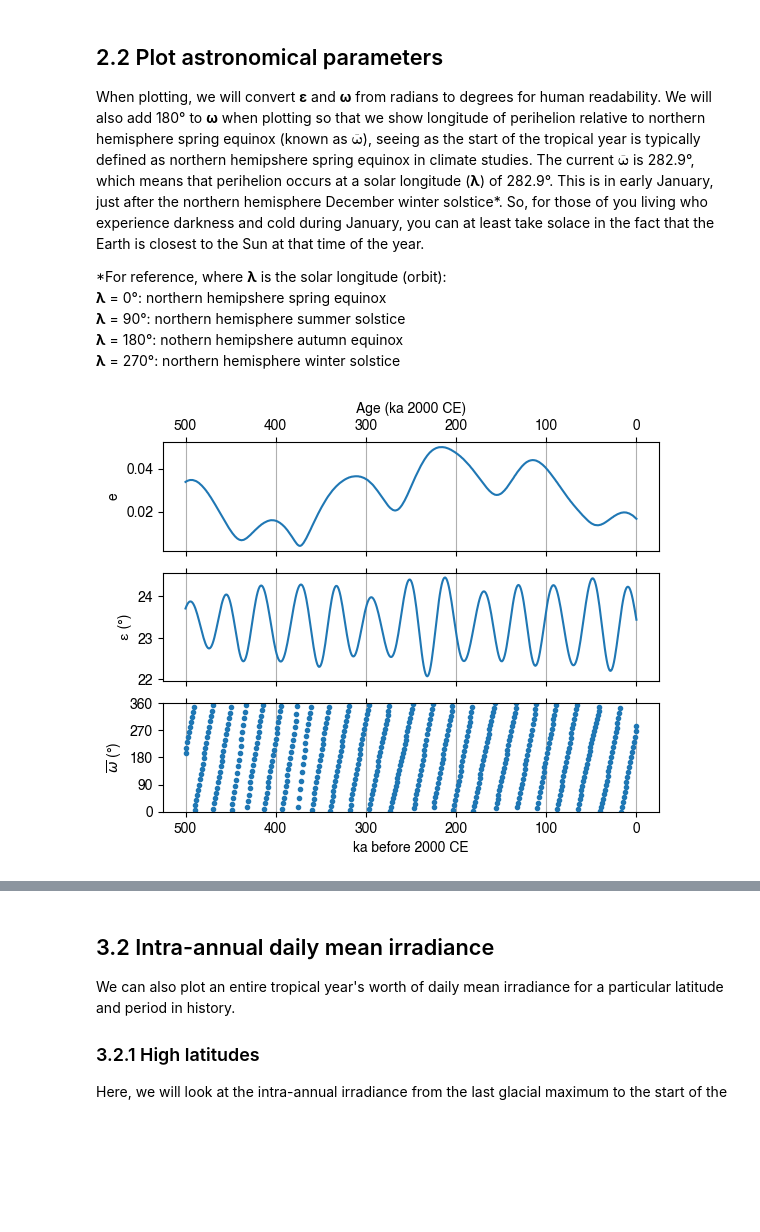
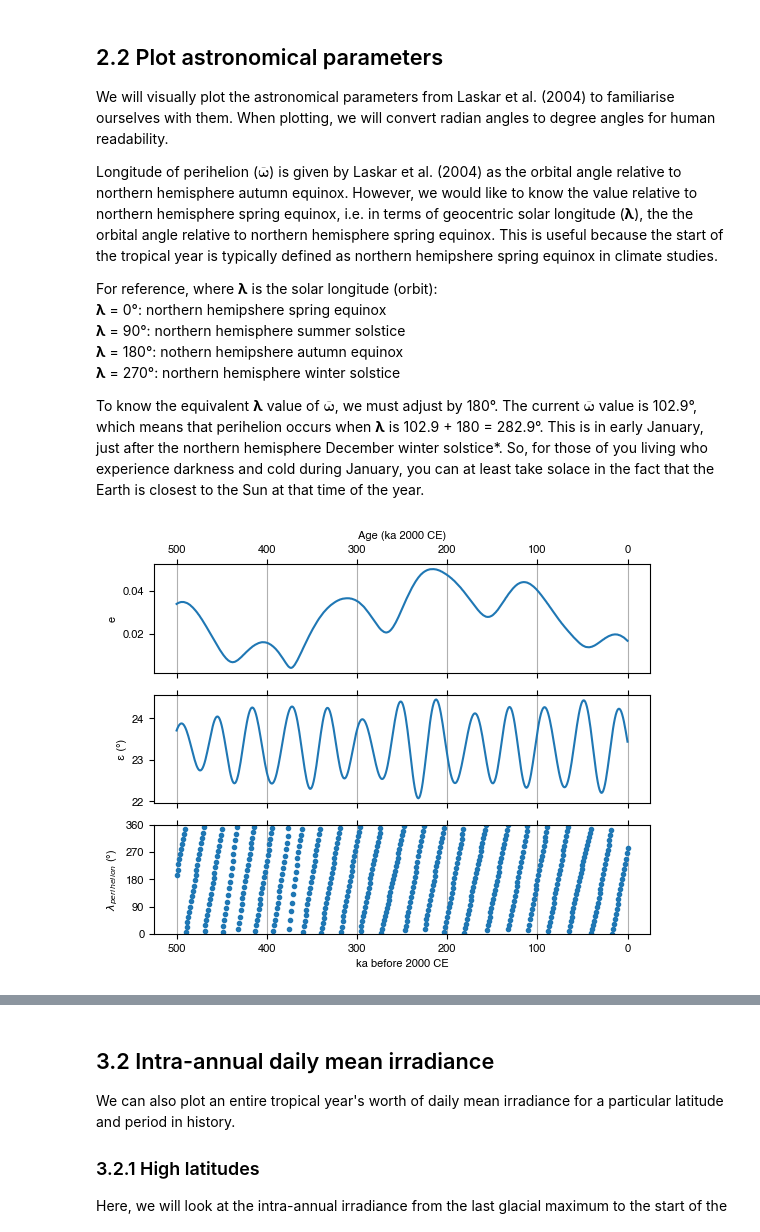
Before and after one commit to bryanlougheed/orbitalchime, a Jupyter notebook: orbitalchime_tutorial.ipynb, the cells around one changed output, grey strips where cells are left out. Saved outputs shown, nothing was run; the diff lists cells and outputs as text; code cells hidden in the pictures; blank space fills up the shorter version.

```diff
--- a/orbitalchime_tutorial.ipynb
+++ b/orbitalchime_tutorial.ipynb
@@ -13,9 +13,13 @@ After installation, we can import the package into our python session. Here, `or
 # %%
-import orbitalthebox as obox
+import orbitalchime as ochime
 import numpy as np
 import scipy.signal as sig
+import scipy.stats as stats
 import matplotlib.pyplot as plt
+import matplotlib.colors as colors
+import matplotlib.gridspec as gridspec
 plt.rcParams["font.family"] = ["Helvetica", "Arial"]
+plt.rcParams["font.size"] = 8
 # %% [markdown]
 # 2 Astronomical parameters
 
@@ -25,48 +29,54 @@ Below, we can use the `getlaskar2004()` function to import the astronomical para
 # %%
-tka, ecc, obl, lpe = obox.getlaskar2004(option=1, timeslice=(500, 0))
+tka, ecc, obl, lpe = ochime.getlaskar2004(option=1, timeslice=(500, 0))
 # %% [markdown]
 ## 2.2 Plot astronomical parameters
 
-When plotting, we will convert **ε** and **ω** from radians to degrees for human readability. We will also add 180° to **ω** when plotting so that we show longitude of perihelion relative to northern hemisphere spring equinox (known as $\boldsymbol{\overline{\omega}}$), seeing as the start of the tropical year is typically defined as northern hemipshere spring equinox in climate studies. The current $\boldsymbol{\overline{\omega}}$ is 282.9°, which means that perihelion occurs at a solar longitude (**λ**) of 282.9°. This is in early January, just after the northern hemisphere December winter solstice*. So, for those of you living who experience darkness and cold during January, you can at least take solace in the fact that the Earth is closest to the Sun at that time of the year.
+We will visually plot the astronomical parameters from Laskar et al. (2004) to familiarise ourselves with them. When plotting, we will convert radian angles to degree angles for human readability.
 
-*For reference, where **λ** is the solar longitude (orbit):<br>
+Longitude of perihelion ($\boldsymbol{\overline{\omega}}$) is given by Laskar et al. (2004) as the orbital angle relative to northern hemisphere autumn equinox. However, we would like to know the value relative to northern hemisphere spring equinox, i.e. in terms of geocentric solar longitude (**λ**), the the orbital angle relative to northern hemisphere spring equinox. This is useful because the start of the tropical year is typically defined as northern hemipshere spring equinox in climate studies.
+
+For reference, where **λ** is the solar longitude (orbit):<br>
 **λ** = 0°: northern hemipshere spring equinox<br>
 **λ** = 90°: northern hemisphere summer solstice<br>
 **λ** = 180°: nothern hemipshere autumn equinox<br>
 **λ** = 270°: northern hemisphere winter solstice
+
+To know the equivalent **λ** value of $\boldsymbol{\overline{\omega}}$, we must adjust by 180°. The current $\boldsymbol{\overline{\omega}}$ value is 102.9°, which means that perihelion occurs when **λ** is 102.9 + 180 = 282.9°. This is in early January, just after the northern hemisphere December winter solstice*. So, for those of you living who experience darkness and cold during January, you can at least take solace in the fact that the Earth is closest to the Sun at that time of the year.
 # %%
-# Eccentricity
+# Plot eccentricity
 plt.subplot(3, 1, 1)
 plt.plot(tka, ecc, '-')
 plt.ylabel('e')
 plt.gca().invert_xaxis()
 plt.xlabel('Age (ka 2000 CE)')
 plt.grid(axis='x')
 plt.gca().xaxis.set_label_position("top")
 plt.tick_params(top=True, bottom=True, labeltop=True, labelbottom=False)
 
-# Obliquity
+# Plot obliquity
 plt.subplot(3, 1, 2)
-plt.plot(tka, np.rad2deg(obl), '-')
+plt.plot(tka, np.rad2deg(obl), '-') # also convert from radians to degrees
 plt.ylabel('ε (°)')
 plt.gca().invert_xaxis()
 plt.grid(axis='x')
 plt.tick_params(top=True, bottom=True, labeltop=False, labelbottom=False)
 
-# Longitude of perihelion
+# Longitude of perihelion in geocentric solar longitude
 plt.subplot(3, 1, 3)
-omegabar = np.rad2deg(lpe) + 180
-omegabar[omegabar>=360] -= 360 # wrap to 0-360 range
-plt.plot(tka, omegabar , '.')
-plt.ylabel('$\\overline{\\omega}$ (°)')
+lpegeo = np.rad2deg(lpe) + 180 # change to geocentric solar longitude
+lpegeo[lpegeo>=360] -= 360 # ensure 0-360 range by subtracting 360 from values that are >= 360
+plt.plot(tka, lpegeo , '.')
+plt.ylabel('$\\lambda_{perihelion}$ (°)')
 plt.xlabel('ka before 2000 CE')
 plt.gca().invert_xaxis()
 plt.grid(axis='x')
 plt.ylim(0,360)
 plt.yticks([0, 90, 180, 270, 360])
 plt.tick_params(top=True, bottom=True, labeltop=False, labelbottom=True)
+
+plt.show()
 # %% [output]
-[figure, old version]
+[figure, new version]
 # %% [markdown]
 ## 2.3 Climatic Precession
 
```
Also changed, not shown: parts of 20 cells of this notebook.
